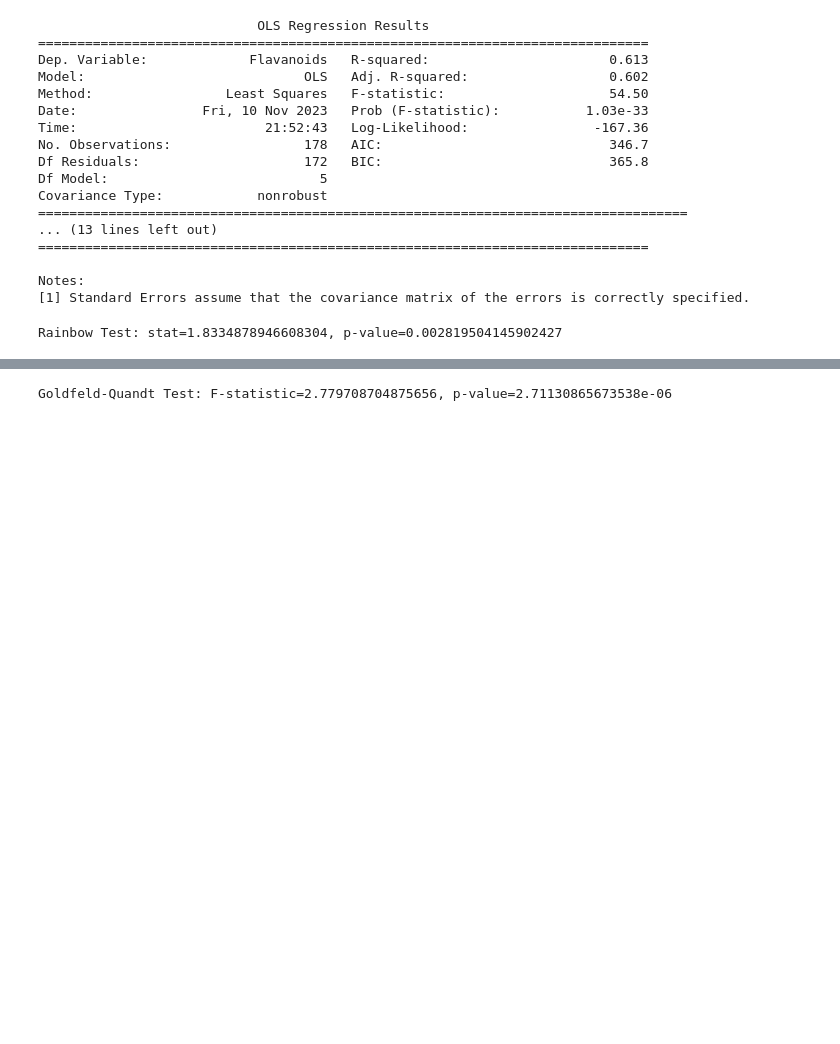
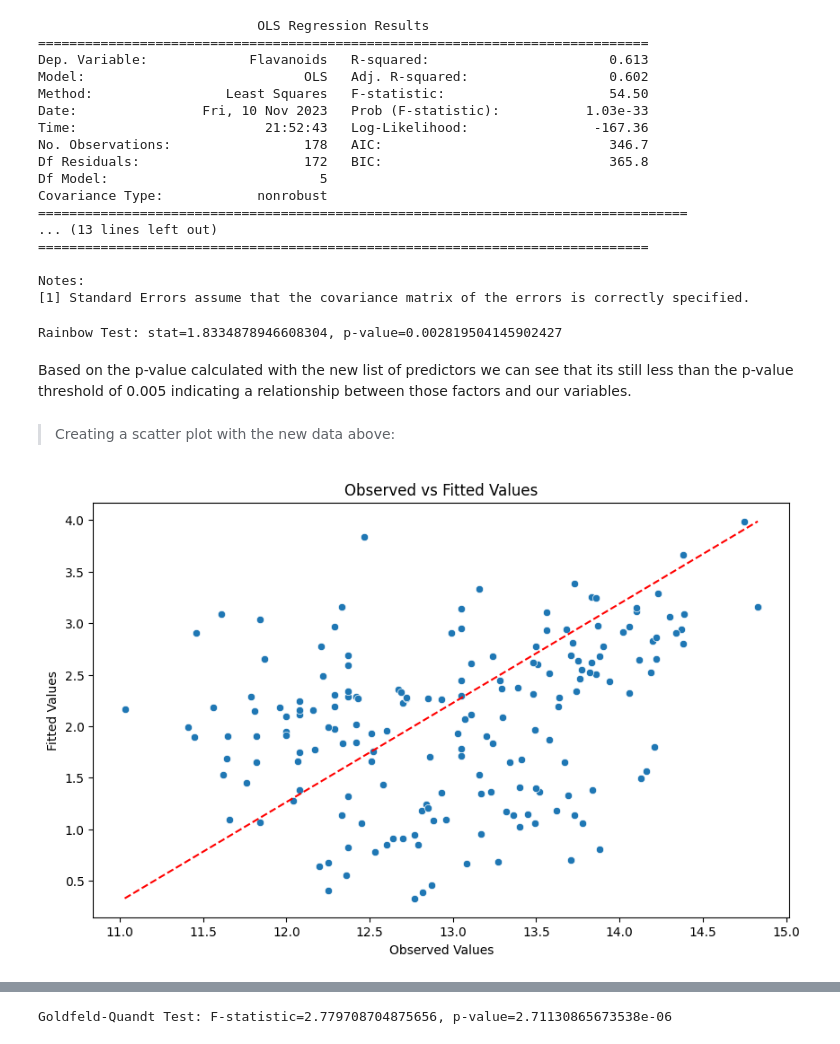
Before and after one commit to angeliki-tzanou/datasci_6_regression-, a Jupyter notebook: HHA_507_week_7_(wine).ipynb, the cells around one changed output, grey strips where cells are left out. Saved outputs shown, nothing was run; the diff lists cells and outputs as text; code cells hidden in the pictures; blank space fills up the shorter version.

```diff
--- a/HHA_507_week_7_(wine).ipynb
+++ b/HHA_507_week_7_(wine).ipynb
@@ -312,3 +312,21 @@ stat, p_value = linear_rainbow(results)
 print(f"Rainbow Test: stat={stat}, p-value={p_value}")
 # %% [output]
 Rainbow Test: stat=1.8334878946608304, p-value=0.002819504145902427
+# %% [markdown]
+Based on the p-value calculated with the new list of predictors we can see that its still less than the p-value threshold of 0.005 indicating a relationship between those factors and our variables.
+# %% [markdown]
+
+
+> Creating a scatter plot with the new data above:
+# %%
+## A significant p-value indicates that the relationship is not linear.
+# Plot observed vs fitted values
+plt.figure(figsize=(10, 6))
+sns.scatterplot(x=df['Alcohol'], y=fitted)
+plt.xlabel('Observed Values')
+plt.ylabel('Fitted Values')
+plt.title('Observed vs Fitted Values')
+plt.plot([min(df['Alcohol']), max(df['Alcohol'])], [min(fitted), max(fitted)], color='red', linestyle='--')
+plt.show()
+# %% [output]
+[figure, added]
```
Also changed, not shown: parts of 8 cells of this notebook.
